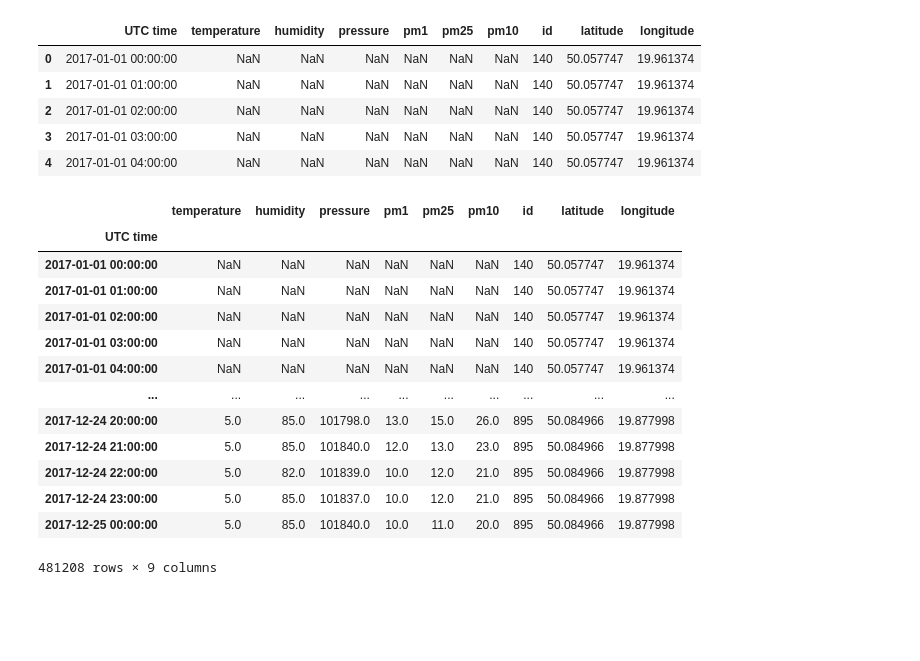
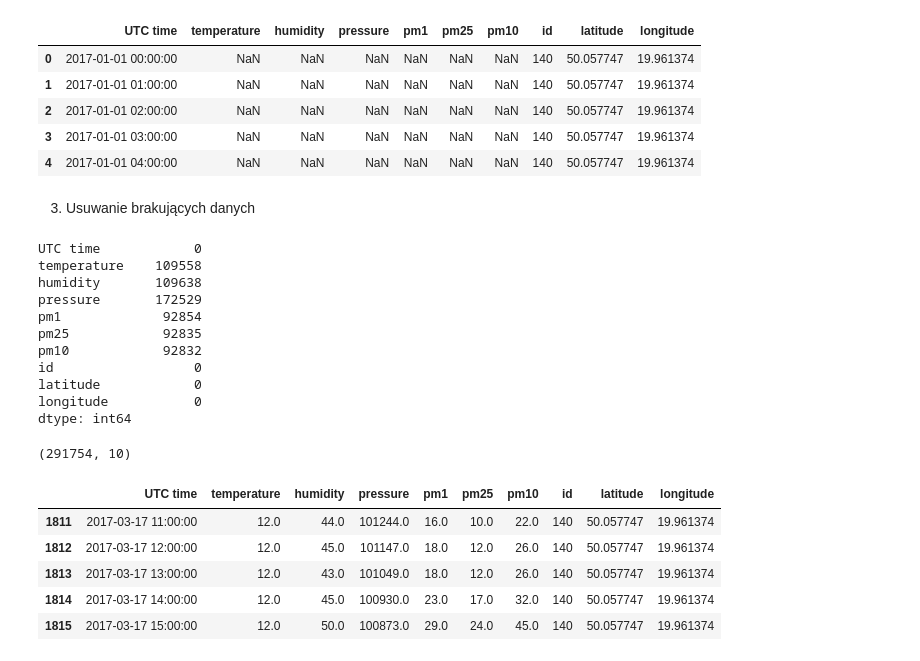
Before and after one commit to Joanna0512/smog_krakowski, a Jupyter notebook: smog_w_krakowie.ipynb, the cells around one changed output. Saved outputs shown, nothing was run; the diff lists cells and outputs as text; code cells hidden in the pictures; blank space fills up the shorter version.

```diff
--- a/smog_w_krakowie.ipynb
+++ b/smog_w_krakowie.ipynb
@@ -247,17 +245,30 @@ sensor_new = sensor_new.set_index("UTC time")
+# %% [markdown]
+3. Usuwanie brakujących danych
 # %%
-sensor_new
+sensor_new.isnull().sum()
 # %% [output]
-|  | temperature | humidity | pressure | pm1 | pm25 | pm10 | id | latitude | longitude |
-| UTC time |  |  |  |  |  |  |  |  |  |
-| 2017-01-01 00:00:00 | NaN | NaN | NaN | NaN | NaN | NaN | 140 | 50.057747 | 19.961374 |
-| 2017-01-01 01:00:00 | NaN | NaN | NaN | NaN | NaN | NaN | 140 | 50.057747 | 19.961374 |
-| 2017-01-01 02:00:00 | NaN | NaN | NaN | NaN | NaN | NaN | 140 | 50.057747 | 19.961374 |
-| 2017-01-01 03:00:00 | NaN | NaN | NaN | NaN | NaN | NaN | 140 | 50.057747 | 19.961374 |
-| 2017-01-01 04:00:00 | NaN | NaN | NaN | NaN | NaN | NaN | 140 | 50.057747 | 19.961374 |
-| ... | ... | ... | ... | ... | ... | ... | ... | ... | ... |
-| 2017-12-24 20:00:00 | 5.0 | 85.0 | 101798.0 | 13.0 | 15.0 | 26.0 | 895 | 50.084966 | 19.877998 |
-| 2017-12-24 21:00:00 | 5.0 | 85.0 | 101840.0 | 12.0 | 13.0 | 23.0 | 895 | 50.084966 | 19.877998 |
-| 2017-12-24 22:00:00 | 5.0 | 82.0 | 101839.0 | 10.0 | 12.0 | 21.0 | 895 | 50.084966 | 19.877998 |
-| 2017-12-24 23:00:00 | 5.0 | 85.0 | 101837.0 | 10.0 | 12.0 | 21.0 | 895 | 50.084966 | 19.877998 |
-| 2017-12-25 00:00:00 | 5.0 | 85.0 | 101840.0 | 10.0 | 11.0 | 20.0 | 895 | 50.084966 | 19.877998 |
-481208 rows × 9 columns
+UTC time            0
+temperature    109558
+humidity       109638
+pressure       172529
+pm1             92854
+pm25            92835
+pm10            92832
+id                  0
+latitude            0
+longitude           0
+dtype: int64
+# %%
+sensor_geo = sensor_new.dropna()
+sensor_geo.shape
+# %% [output]
+(291754, 10)
+# %%
+sensor_geo.head()
+# %% [output]
+|  | UTC time | temperature | humidity | pressure | pm1 | pm25 | pm10 | id | latitude | longitude |
+| 1811 | 2017-03-17 11:00:00 | 12.0 | 44.0 | 101244.0 | 16.0 | 10.0 | 22.0 | 140 | 50.057747 | 19.961374 |
+| 1812 | 2017-03-17 12:00:00 | 12.0 | 45.0 | 101147.0 | 18.0 | 12.0 | 26.0 | 140 | 50.057747 | 19.961374 |
+| 1813 | 2017-03-17 13:00:00 | 12.0 | 43.0 | 101049.0 | 18.0 | 12.0 | 26.0 | 140 | 50.057747 | 19.961374 |
+| 1814 | 2017-03-17 14:00:00 | 12.0 | 45.0 | 100930.0 | 23.0 | 17.0 | 32.0 | 140 | 50.057747 | 19.961374 |
+| 1815 | 2017-03-17 15:00:00 | 12.0 | 50.0 | 100873.0 | 29.0 | 24.0 | 45.0 | 140 | 50.057747 | 19.961374 |
```
Also changed, not shown: parts of 4 cells of this notebook.
